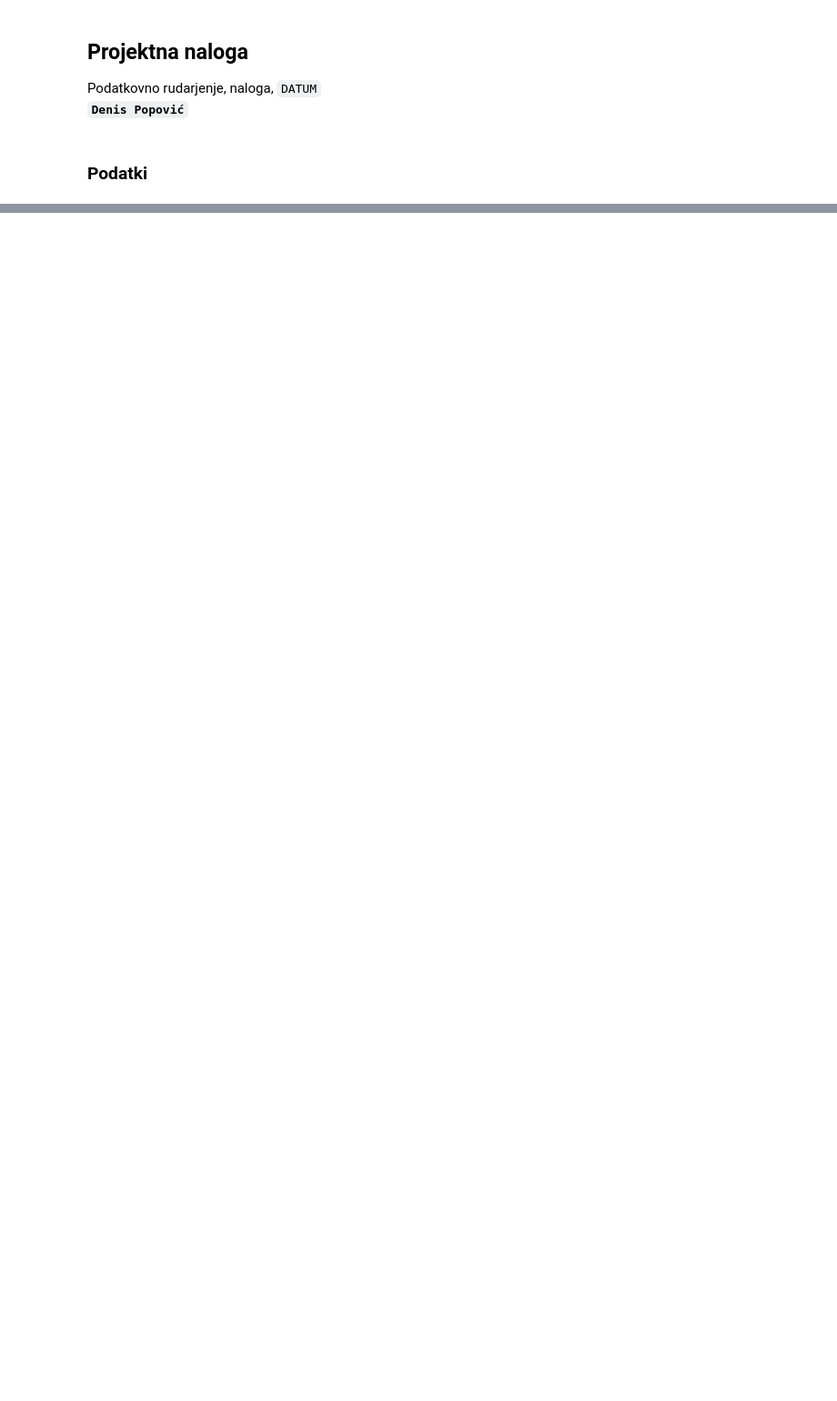
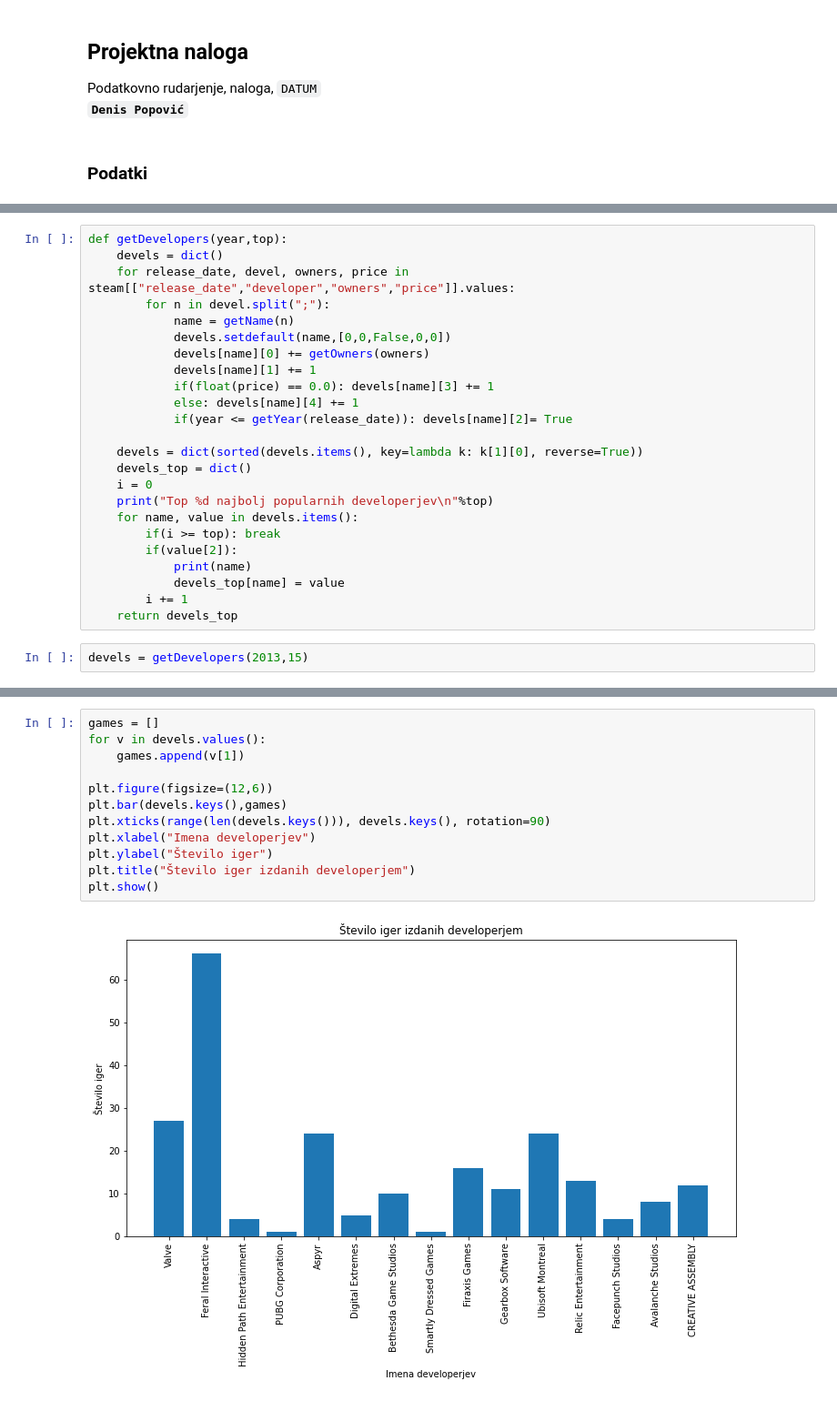
Before and after one commit to matejgrzinic/PR20MGDPMZML, a Jupyter notebook: popovic.ipynb, the cells around one changed output, grey strips where cells are left out. Shown at 91% size. Drawn from its saved outputs; the diff is of its cells as text; blank space fills up the shorter version.

```diff
--- a/popovic.ipynb
+++ b/popovic.ipynb
@@ -21,0 +46,26 @@ sezRating = list(readerRating)
+# %%
+def getDevelopers(year,top):
+    devels = dict()
+    for release_date, devel, owners, price in steam[["release_date","developer","owners","price"]].values:
+        for n in devel.split(";"):
+            name = getName(n)
+            devels.setdefault(name,[0,0,False,0,0])
+            devels[name][0] += getOwners(owners)
+            devels[name][1] += 1
+            if(float(price) == 0.0): devels[name][3] += 1
+            else: devels[name][4] += 1
+            if(year <= getYear(release_date)): devels[name][2]= True
+
+    devels = dict(sorted(devels.items(), key=lambda k: k[1][0], reverse=True))
+    devels_top = dict()
+    i = 0
+    print("Top %d najbolj popularnih developerjev\n"%top)
+    for name, value in devels.items():
+        if(i >= top): break
+        if(value[2]):
+            print(name)
+            devels_top[name] = value
+        i += 1
+    return devels_top
+# %%
+devels = getDevelopers(2013,15)
@@ -21,0 +92,14 @@ sezRating = list(readerRating)
+# %%
+games = []
+for v in devels.values():
+    games.append(v[1])
+
+plt.figure(figsize=(12,6))
+plt.bar(devels.keys(),games)
+plt.xticks(range(len(devels.keys())), devels.keys(), rotation=90)
+plt.xlabel("Imena developerjev")
+plt.ylabel("Število iger")
+plt.title("Število iger izdanih developerjem")
+plt.show()
+# %% [output]
+[figure, added]
```
Also changed, not shown: parts of 13 cells of this notebook.
